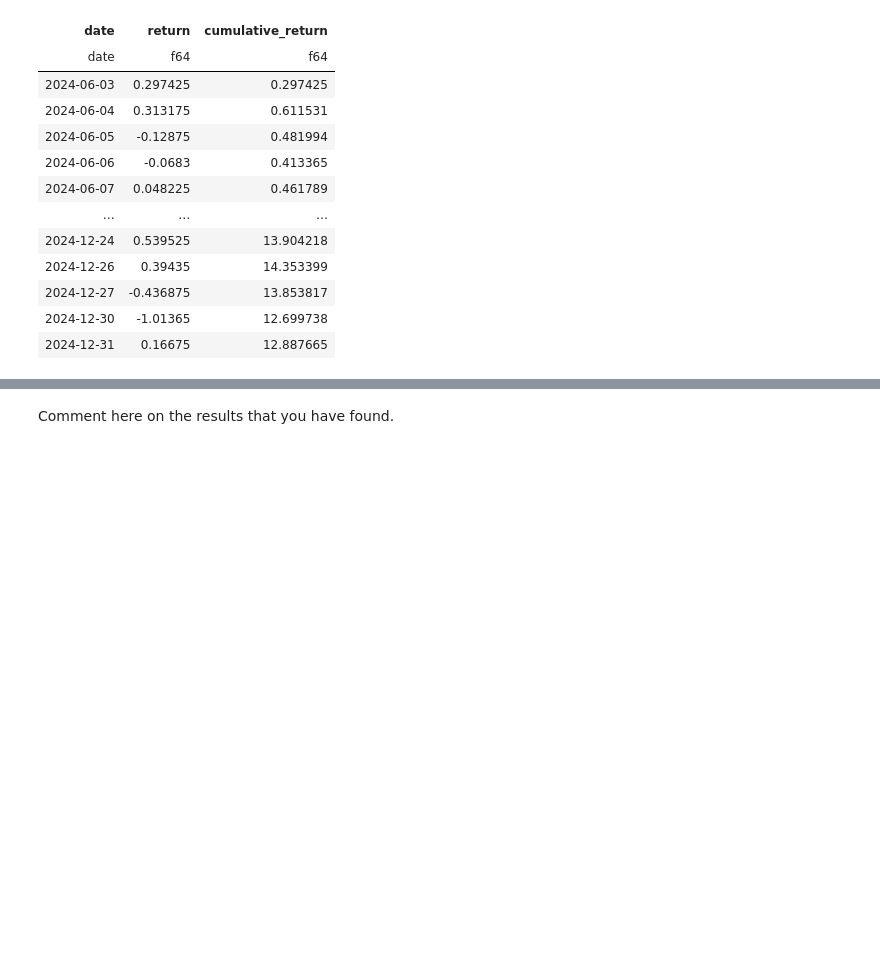
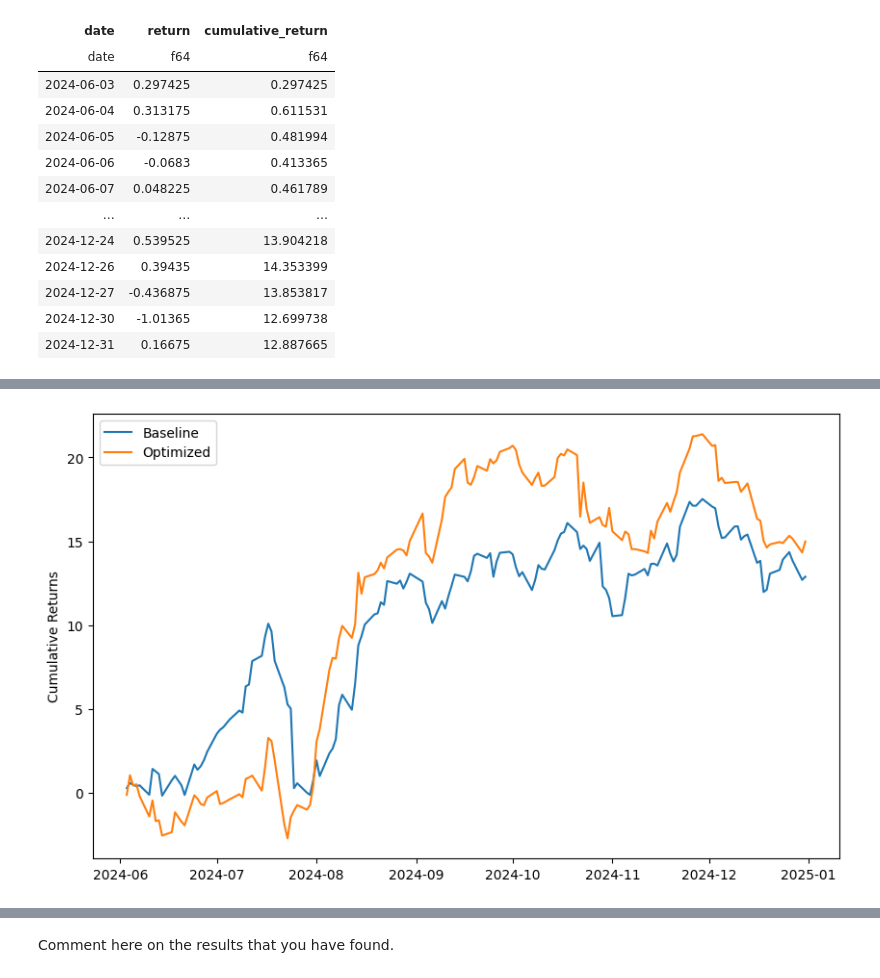
Before and after one commit to grantrich21/sf-quant-labs, a Jupyter notebook: labs/lab_2.ipynb, the cells around one changed output, grey strips where cells are left out. Saved outputs shown, nothing was run; the diff lists cells and outputs as text; code cells hidden in the pictures; blank space fills up the shorter version.

```diff
--- a/labs/lab_2.ipynb
+++ b/labs/lab_2.ipynb
@@ -359,2 +340,13 @@ shape: (147, 3)
 # %%
-# TODO: Chart the baseline and optimized cumulative returns
+plt.figure(figsize=(10, 6))
+
+sns.lineplot(baseline_returns, x='date', y='cumulative_return', label='Baseline')
+sns.lineplot(optimized_returns, x='date', y='cumulative_return', label='Optimized')
+
+plt.ylabel('Cumulative Returns')
+plt.xlabel(None)
+
+plt.legend()
+plt.show()
+# %% [output]
+[figure, added]
```
Also changed, not shown: parts of 4 cells of this notebook.
